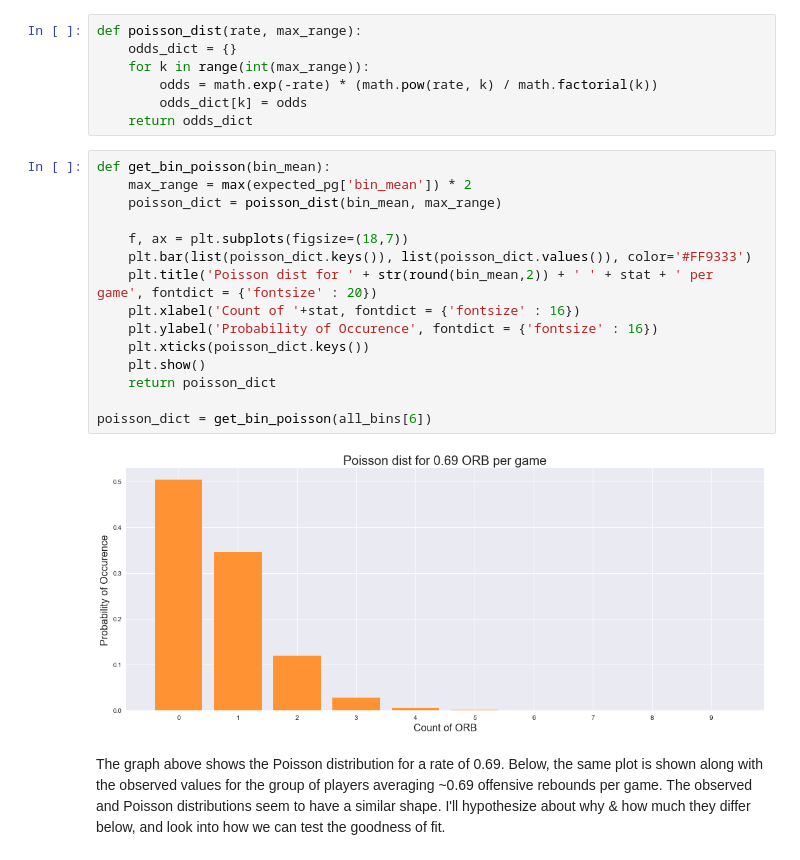
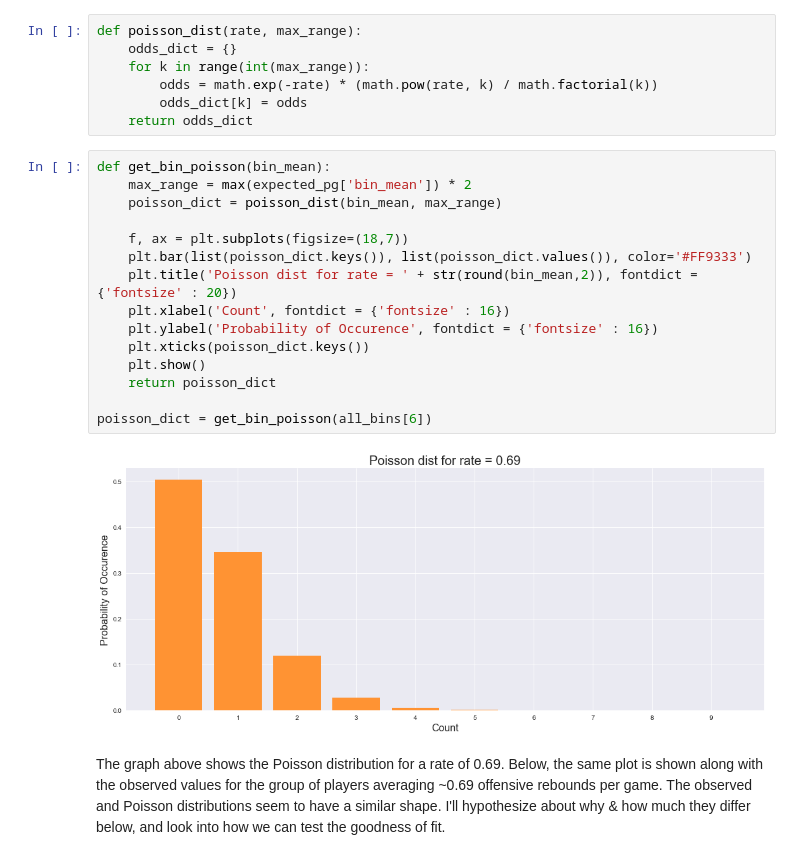
Before and after one commit to sameervinayak31/nba_poisson, a Jupyter notebook: nba_poisson.ipynb, the cells around one changed output. Saved outputs shown, nothing was run; the diff lists cells and outputs as text.

```diff
--- a/nba_poisson.ipynb
+++ b/nba_poisson.ipynb
@@ -231,20 +231,20 @@ def poisson_dist(rate, max_range):
 # %%
 def get_bin_poisson(bin_mean):
     max_range = max(expected_pg['bin_mean']) * 2
     poisson_dict = poisson_dist(bin_mean, max_range)
 
     f, ax = plt.subplots(figsize=(18,7))
     plt.bar(list(poisson_dict.keys()), list(poisson_dict.values()), color='#FF9333')
-    plt.title('Poisson dist for ' + str(round(bin_mean,2)) + ' ' + stat + ' per game', fontdict = {'fontsize' : 20})
-    plt.xlabel('Count of '+stat, fontdict = {'fontsize' : 16})
+    plt.title('Poisson dist for rate = ' + str(round(bin_mean,2)), fontdict = {'fontsize' : 20})
+    plt.xlabel('Count', fontdict = {'fontsize' : 16})
     plt.ylabel('Probability of Occurence', fontdict = {'fontsize' : 16})
     plt.xticks(poisson_dict.keys())
     plt.show()
     return poisson_dict
 
 poisson_dict = get_bin_poisson(all_bins[6])
 # %% [output]
-[figure, old version]
+[figure, new version]
 # %% [markdown]
 The graph above shows the Poisson distribution for a rate of 0.69. Below, the same plot is shown along with the observed values for the group of players averaging ~0.69 offensive rebounds per game. The observed and Poisson distributions seem to have a similar shape. I'll hypothesize about why & how much they differ below, and look into how we can test the goodness of fit.
 # %%
```
Also changed, not shown: parts of 2 cells of this notebook.
